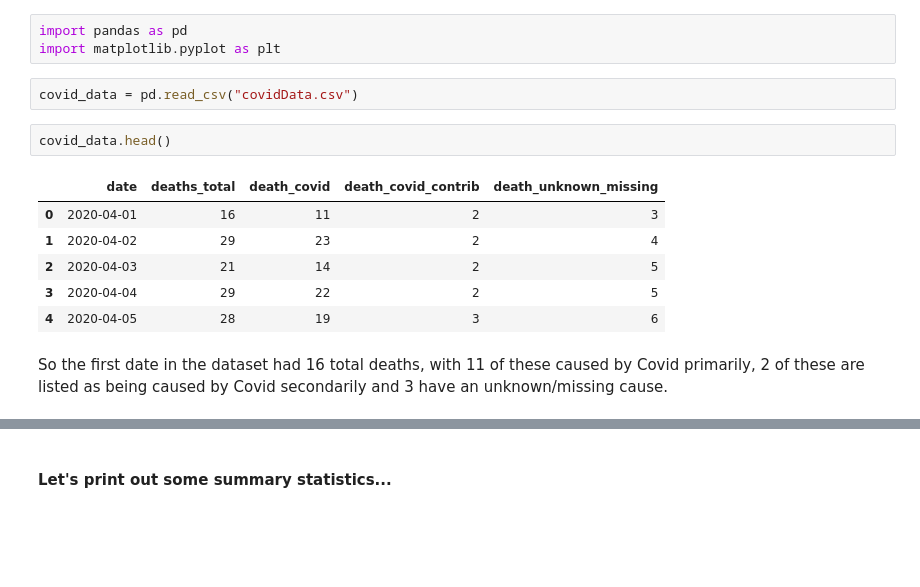
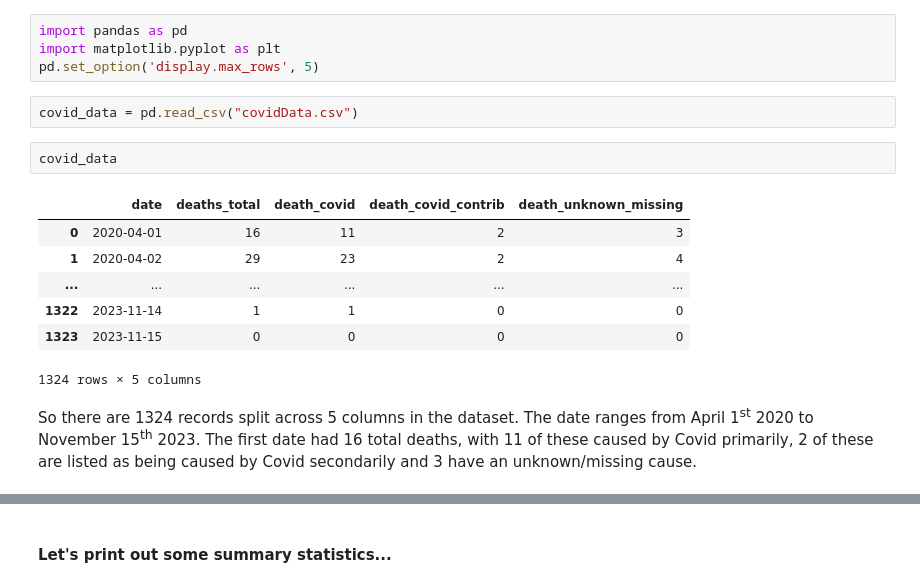
Before and after one commit to egbonjefri/ai4ph_notebooks_versioning, a Jupyter notebook: Fatality Rate Analysis.ipynb, the cells around one changed output, grey strips where cells are left out. Drawn from its saved outputs; the diff is of its cells as text; blank space fills up the shorter version.

```diff
--- a/Fatality Rate Analysis.ipynb
+++ b/Fatality Rate Analysis.ipynb
@@ -49,16 +52,18 @@ Let's start by importing the <em>pandas</em> and the <em>matplotlib</em> librari
 # %%
 import pandas as pd
 import matplotlib.pyplot as plt
+pd.set_option('display.max_rows', 5)
 # %%
 covid_data = pd.read_csv("covidData.csv")
 # %%
-covid_data.head()
+covid_data
 # %% [output]
 |  | date | deaths_total | death_covid | death_covid_contrib | death_unknown_missing |
 | 0 | 2020-04-01 | 16 | 11 | 2 | 3 |
 | 1 | 2020-04-02 | 29 | 23 | 2 | 4 |
-| 2 | 2020-04-03 | 21 | 14 | 2 | 5 |
-| 3 | 2020-04-04 | 29 | 22 | 2 | 5 |
-| 4 | 2020-04-05 | 28 | 19 | 3 | 6 |
+| ... | ... | ... | ... | ... | ... |
+| 1322 | 2023-11-14 | 1 | 1 | 0 | 0 |
+| 1323 | 2023-11-15 | 0 | 0 | 0 | 0 |
+1324 rows × 5 columns
 # %% [markdown]
-So the first date in the dataset had 16 total deaths, with 11 of these caused by Covid primarily, 2 of these are listed as being caused by Covid secondarily and 3 have an unknown/missing cause.
+So there are 1324 records split across 5 columns in the dataset. The date ranges from April 1<sup>st</sup> 2020 to November 15<sup>th</sup> 2023. The first date had 16 total deaths, with 11 of these caused by Covid primarily, 2 of these are listed as being caused by Covid secondarily and 3 have an unknown/missing cause.
```
Also changed, not shown: parts of 13 cells of this notebook.
